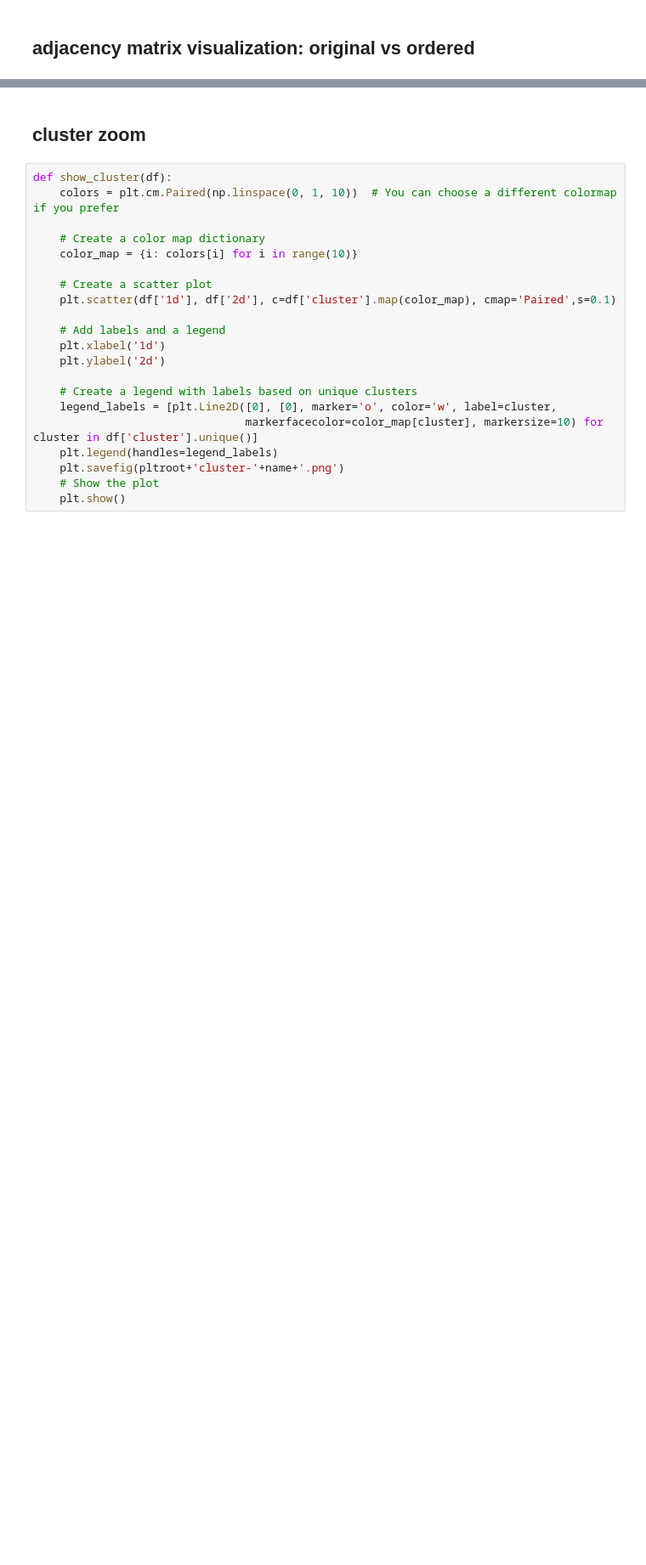
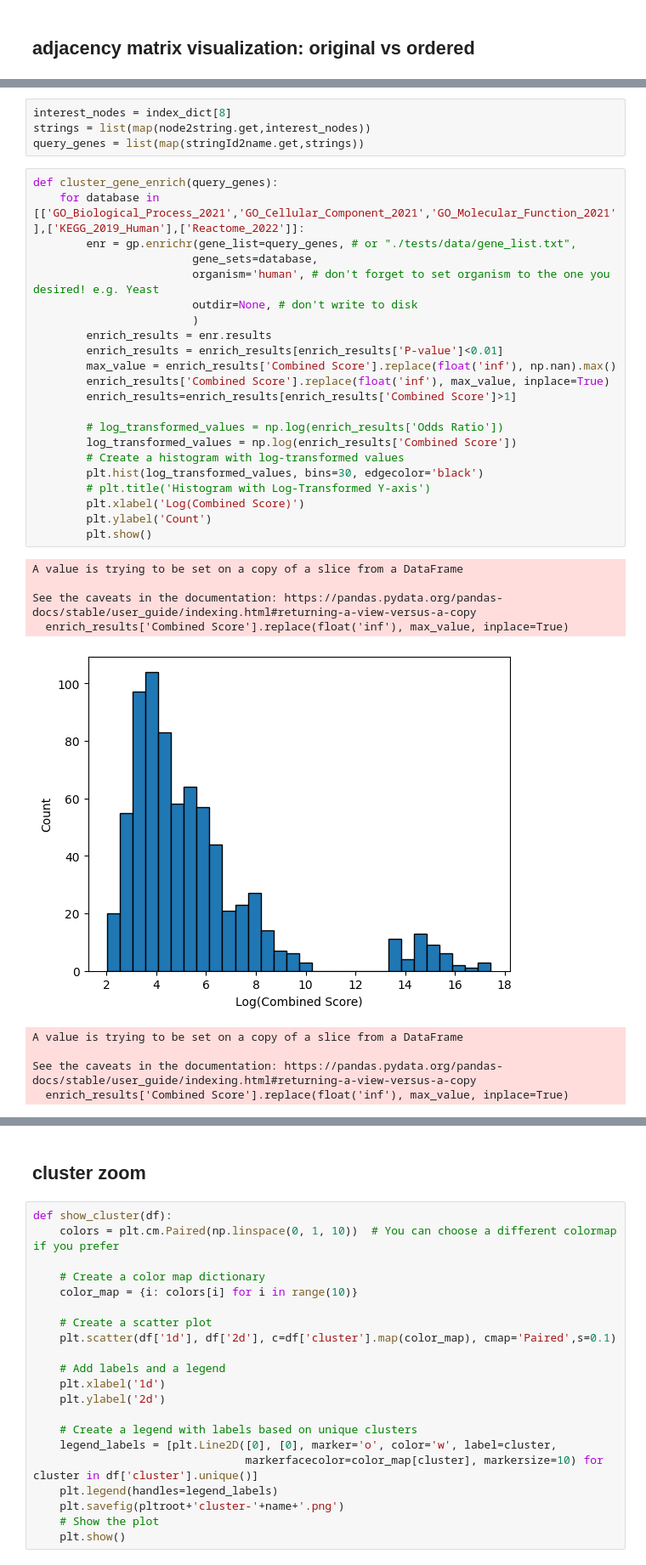
Before and after one commit to ZiyuZhang1/HBDM, a Jupyter notebook: results_analysis_code/model_analysis_multiD_hiera_biocluster.ipynb, the cells around one changed output, grey strips where cells are left out. Shown at 85% size. Saved outputs shown, nothing was run; the diff lists cells and outputs as text; blank space fills up the shorter version.

Commit message:
sc_analysis and gene enrichment

```diff
--- a/results_analysis_code/model_analysis_multiD_hiera_biocluster.ipynb
+++ b/results_analysis_code/model_analysis_multiD_hiera_biocluster.ipynb
@@ -396,0 +379,36 @@ len(G.nodes)
+# %%
+interest_nodes = index_dict[8]
+strings = list(map(node2string.get,interest_nodes))
+query_genes = list(map(stringId2name.get,strings))
+# %%
+def cluster_gene_enrich(query_genes):
+    for database in [['GO_Biological_Process_2021','GO_Cellular_Component_2021','GO_Molecular_Function_2021'],['KEGG_2019_Human'],['Reactome_2022']]:
+        enr = gp.enrichr(gene_list=query_genes, # or "./tests/data/gene_list.txt",
+                        gene_sets=database,
+                        organism='human', # don't forget to set organism to the one you desired! e.g. Yeast
+                        outdir=None, # don't write to disk
+                        )
+        enrich_results = enr.results
+        enrich_results = enrich_results[enrich_results['P-value']<0.01]
+        max_value = enrich_results['Combined Score'].replace(float('inf'), np.nan).max()
+        enrich_results['Combined Score'].replace(float('inf'), max_value, inplace=True)
+        enrich_results=enrich_results[enrich_results['Combined Score']>1]
+
+        # log_transformed_values = np.log(enrich_results['Odds Ratio'])
+        log_transformed_values = np.log(enrich_results['Combined Score'])
+        # Create a histogram with log-transformed values
+        plt.hist(log_transformed_values, bins=30, edgecolor='black')
+        # plt.title('Histogram with Log-Transformed Y-axis')
+        plt.xlabel('Log(Combined Score)')
+        plt.ylabel('Count')
+        plt.show()
+# %% [output]
+A value is trying to be set on a copy of a slice from a DataFrame
+
+See the caveats in the documentation: https://pandas.pydata.org/pandas-docs/stable/user_guide/indexing.html#returning-a-view-versus-a-copy
+  enrich_results['Combined Score'].replace(float('inf'), max_value, inplace=True)
+[figure, added]
+A value is trying to be set on a copy of a slice from a DataFrame
+
+See the caveats in the documentation: https://pandas.pydata.org/pandas-docs/stable/user_guide/indexing.html#returning-a-view-versus-a-copy
+  enrich_results['Combined Score'].replace(float('inf'), max_value, inplace=True)
```
Also changed, not shown: parts of 37 cells of this notebook, 12 other files.
